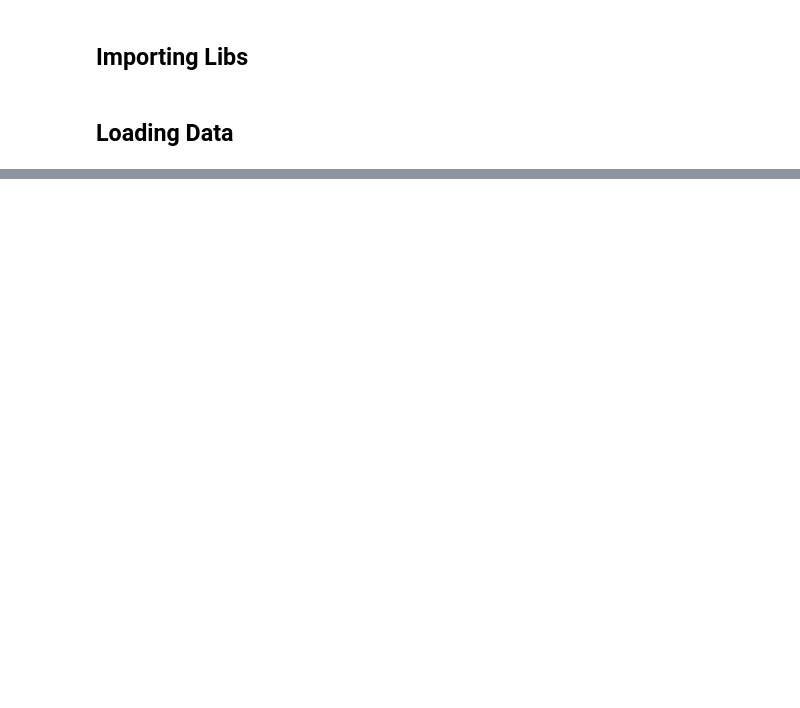
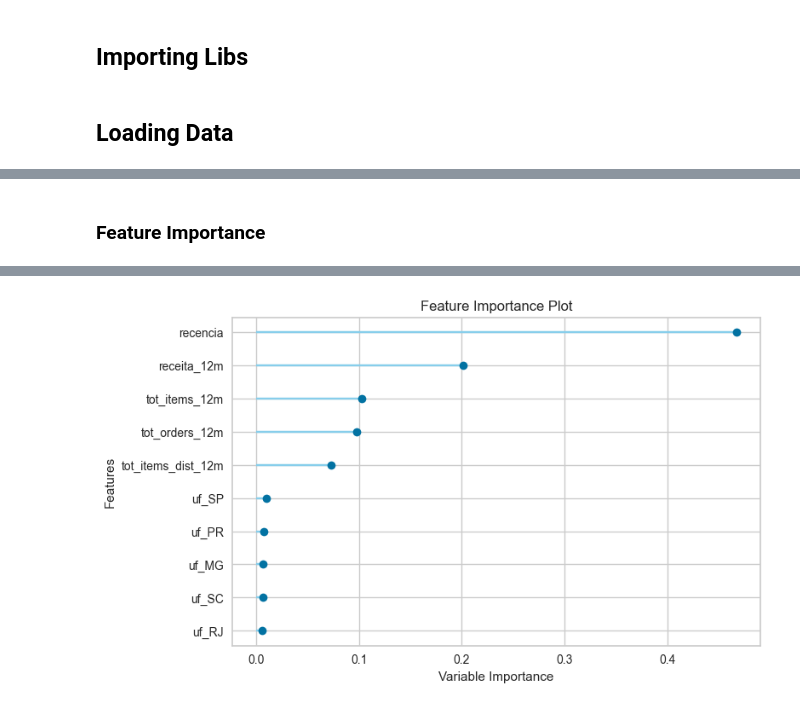
Before and after one commit to DellaCortef/automated-machine-learning-reference, a Jupyter notebook: pycaret-classification.ipynb, the cells around one changed output, grey strips where cells are left out. Drawn from its saved outputs; the diff is of its cells as text; code cells hidden in the pictures; blank space fills up the shorter version.

```diff
--- a/pycaret-classification.ipynb
+++ b/pycaret-classification.ipynb
@@ -20,0 +432,6 @@ df_oot = df_abt.query('data_ref_safra == "2018-03-01"')
+# %% [markdown]
+### Feature Importance
+# %%
+# list of the most important characteristics to the least important ones
+plot_model(rf, plot='feature')
+# %% [output]
@@ -20,0 +439 @@ df_oot = df_abt.query('data_ref_safra == "2018-03-01"')
+[figure, added]
```
Also changed, not shown: parts of 69 cells of this notebook, 6 other files.
